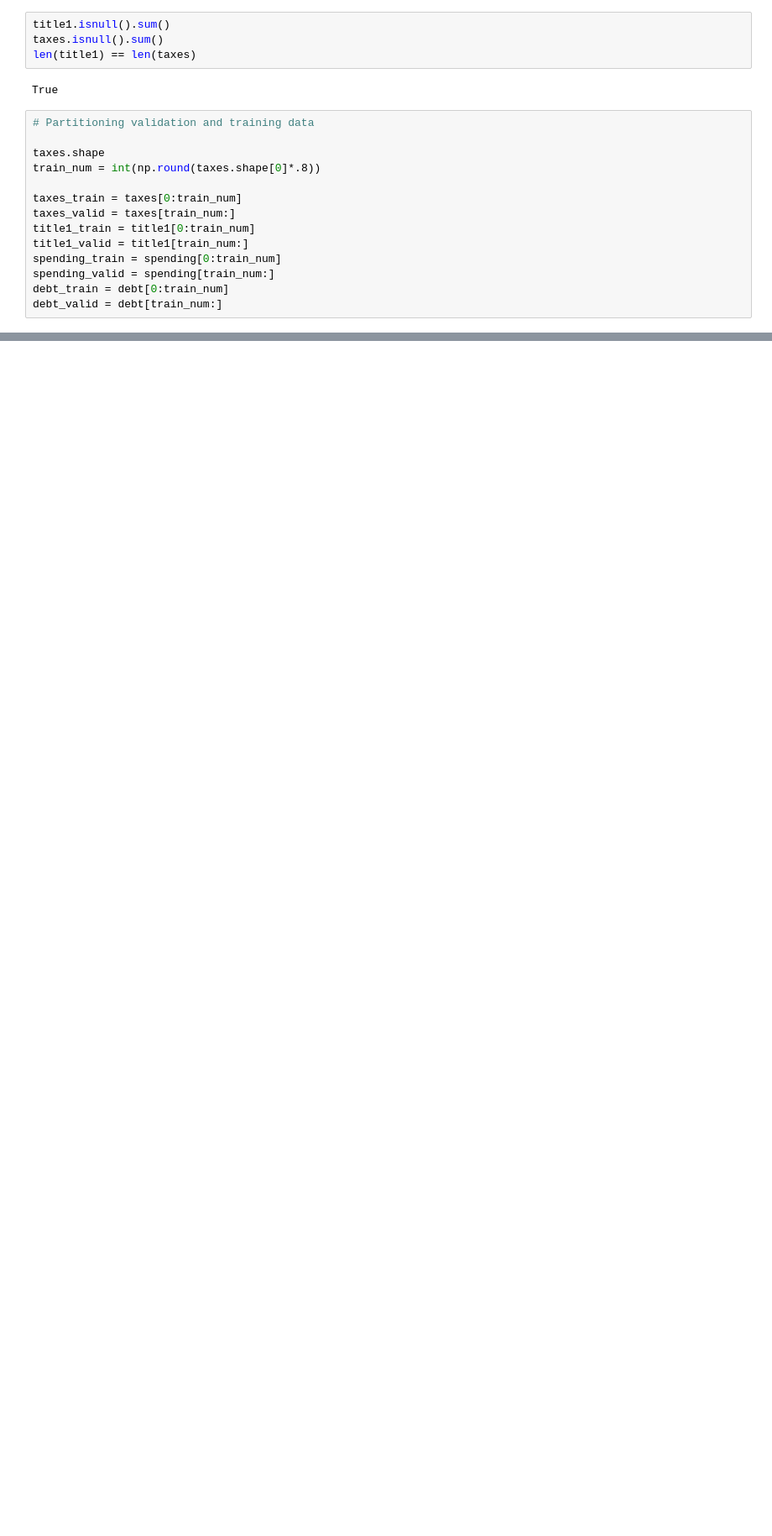
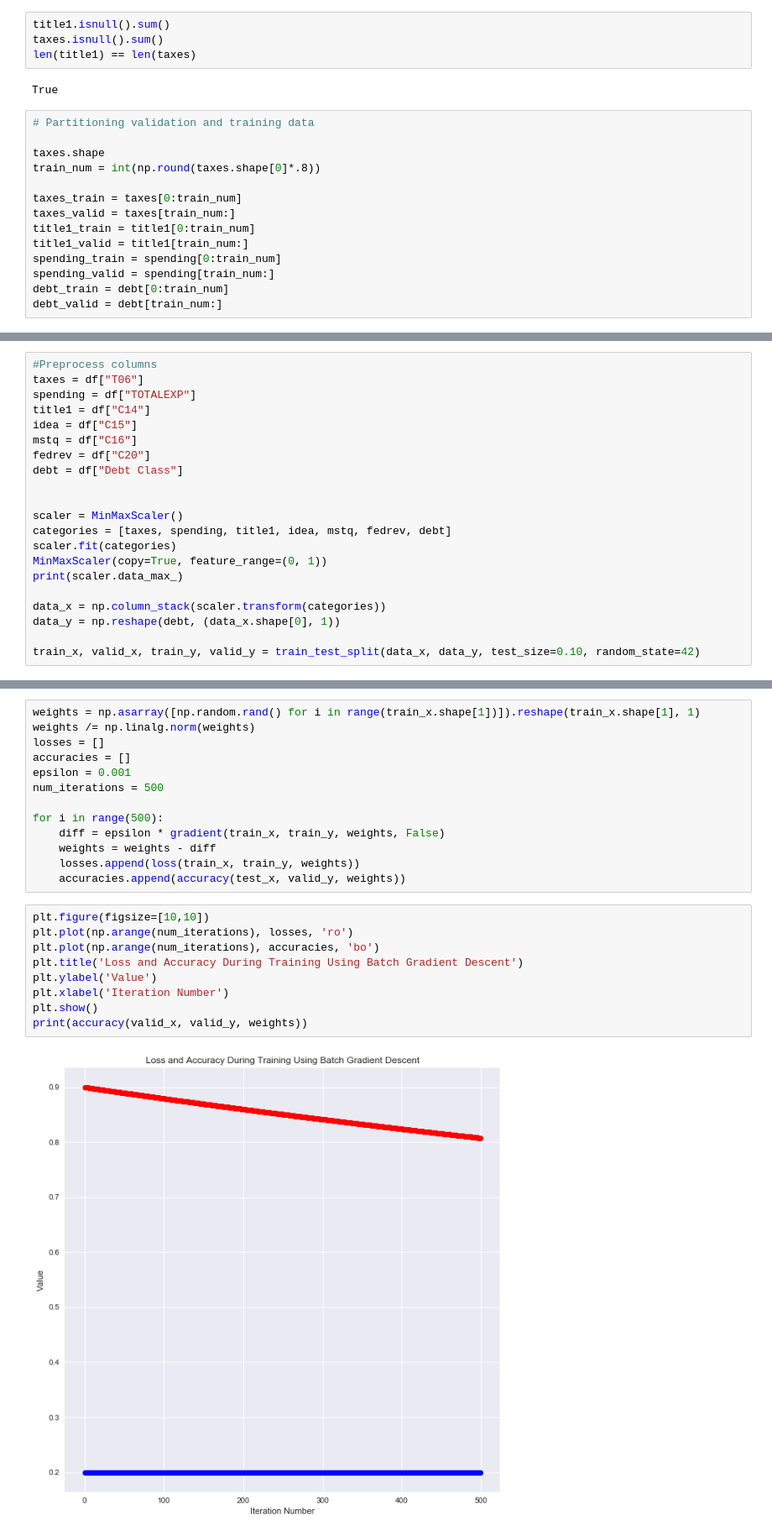
Before and after one commit to ValarDragon/DSD_Project1, a Jupyter notebook: Project_Dev_01-Copy1.ipynb, the cells around one changed output, grey strips where cells are left out. Shown: that part at 84% size. Drawn from its saved outputs; the diff is of its cells as text; blank space fills up the shorter version.

```diff
--- a/Project_Dev_01-Copy1.ipynb
+++ b/Project_Dev_01-Copy1.ipynb
@@ -330,0 +493,21 @@ Index(['STATE', 'NAME', 'CONUM', 'CBSA', 'SCHLEV', 'V33', 'TOTALREV',
+# %%
+#Preprocess columns
+taxes = df["T06"]
+spending = df["TOTALEXP"]
+title1 = df["C14"]
+idea = df["C15"]
+mstq = df["C16"]
+fedrev = df["C20"]
+debt = df["Debt Class"]
+
+
+scaler = MinMaxScaler()
+categories = [taxes, spending, title1, idea, mstq, fedrev, debt]
+scaler.fit(categories)
+MinMaxScaler(copy=True, feature_range=(0, 1))
+print(scaler.data_max_)
+
+data_x = np.column_stack(scaler.transform(categories))
+data_y = np.reshape(debt, (data_x.shape[0], 1))
+
+train_x, valid_x, train_y, valid_y = train_test_split(data_x, data_y, test_size=0.10, random_state=42)
@@ -330,0 +524,24 @@ Index(['STATE', 'NAME', 'CONUM', 'CBSA', 'SCHLEV', 'V33', 'TOTALREV',
+# %%
+weights = np.asarray([np.random.rand() for i in range(train_x.shape[1])]).reshape(train_x.shape[1], 1)
+weights /= np.linalg.norm(weights)
+losses = []
+accuracies = []
+epsilon = 0.001
+num_iterations = 500
+
+for i in range(500):
+    diff = epsilon * gradient(train_x, train_y, weights, False)
+    weights = weights - diff
+    losses.append(loss(train_x, train_y, weights))
+    accuracies.append(accuracy(test_x, valid_y, weights))
+# %%
+plt.figure(figsize=[10,10])
+plt.plot(np.arange(num_iterations), losses, 'ro')
+plt.plot(np.arange(num_iterations), accuracies, 'bo')
+plt.title('Loss and Accuracy During Training Using Batch Gradient Descent')
+plt.ylabel('Value')
+plt.xlabel('Iteration Number')
+plt.show()
+print(accuracy(valid_x, valid_y, weights))
+# %% [output]
+[figure, added]
```
Also changed, not shown: parts of 28 cells of this notebook, 1 other file.
